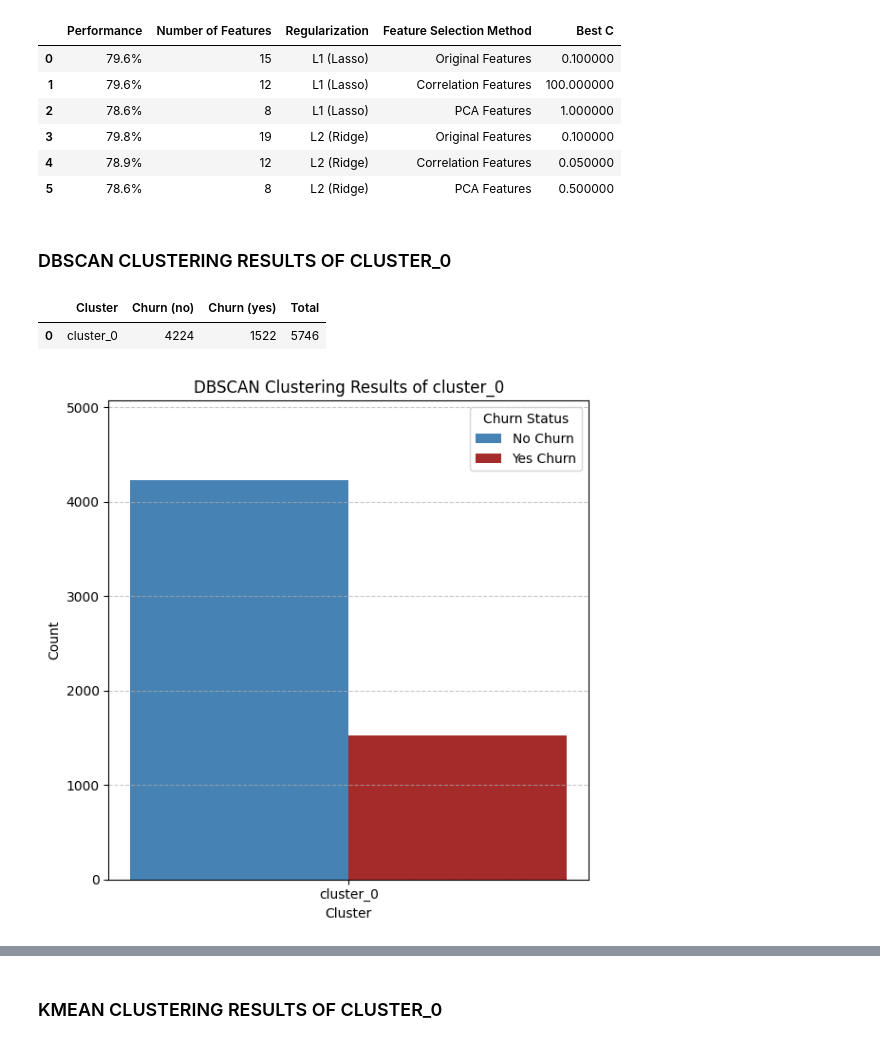
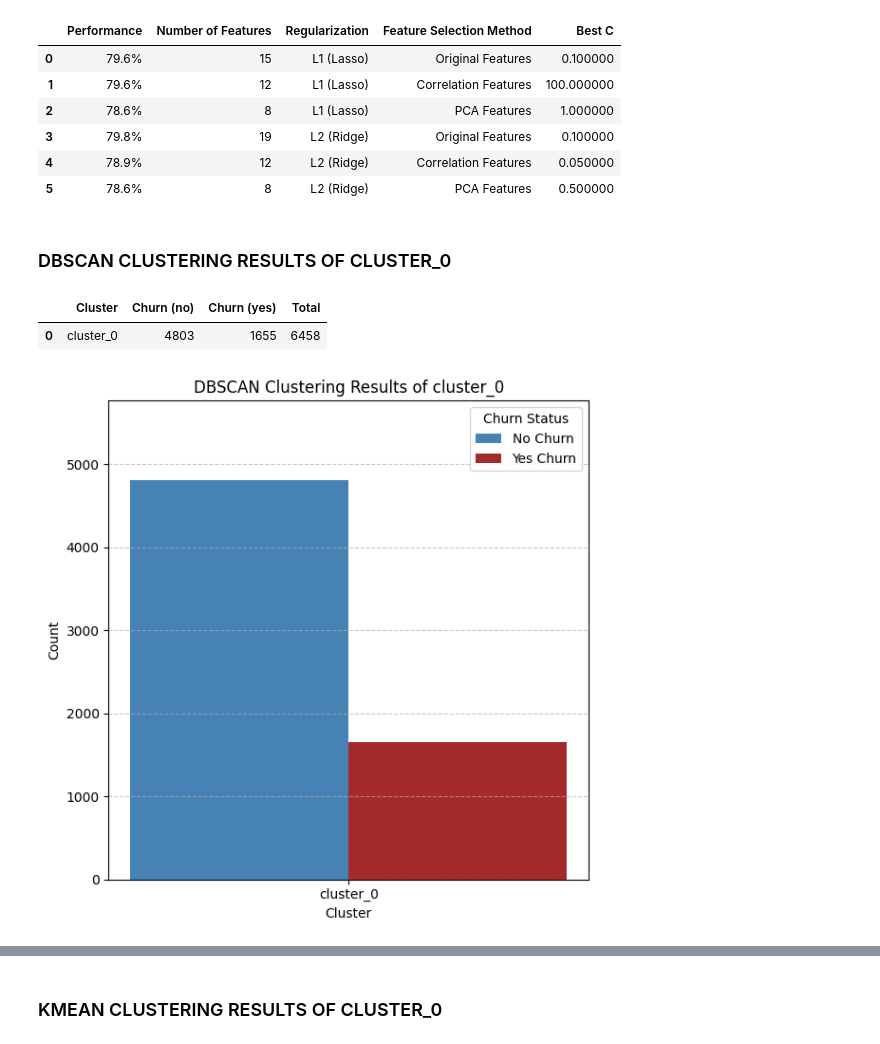
Before and after one commit to king123git62/COMP7404-Group31, a Jupyter notebook: Project_code.ipynb, the cells around one changed output, grey strips where cells are left out. Saved outputs shown, nothing was run; the diff lists cells and outputs as text; code cells hidden in the pictures.

```diff
--- a/Project_code.ipynb
+++ b/Project_code.ipynb
@@ -1004,36 +1004,36 @@ def display_dbscan_cluster_result(cluster_df, cluster_label):
     x = np.arange(len(labels))
     x1 = x - bar_width / 2
     x2 = x + bar_width / 2
 
     ax.bar(x1, [no_churn], bar_width, label="No Churn", color="steelblue")
     ax.bar(x2, [yes_churn], bar_width, label="Yes Churn", color="brown")
 
     ax.set_ylim(0, max(no_churn, yes_churn) * 1.2)
     ax.set_ylabel("Count")
     ax.set_xlabel("Cluster")
     ax.set_title(f"DBSCAN Clustering Results of {cluster_label}")
     ax.set_xticks(x)
     ax.set_xticklabels(labels)
     ax.legend(title="Churn Status", loc="upper right")
     ax.yaxis.grid(True, linestyle="--", alpha=0.7)
 
     plt.tight_layout()
     plt.show()
 
 X_scaled = preprocessed_data["X_scaled"]
 df = pd.read_csv('processed_data.csv')
 
-dbscan = DBSCAN(eps=0.5, min_samples=5)
+dbscan = DBSCAN(eps=0.1, min_samples=5)
 df['Cluster'] = dbscan.fit_predict(X_scaled)
 df['Cluster'] = np.where(df['Cluster'] == -1, 0, 1)
 
 cluster_0 = df[df['Cluster'] == 0]
 display_dbscan_cluster_result(cluster_0, "cluster_0")
 # %% [output]
 ### DBSCAN CLUSTERING RESULTS OF CLUSTER_0
 |  | Cluster | Churn (no) | Churn (yes) | Total |
-| 0 | cluster_0 | 4224 | 1522 | 5746 |
+| 0 | cluster_0 | 4803 | 1655 | 6458 |
-[figure, old version]
+[figure, new version]
 # %%
 # DBSCAN Clustering - Cluster 1
 
```
Also changed, not shown: parts of 3 cells of this notebook.
